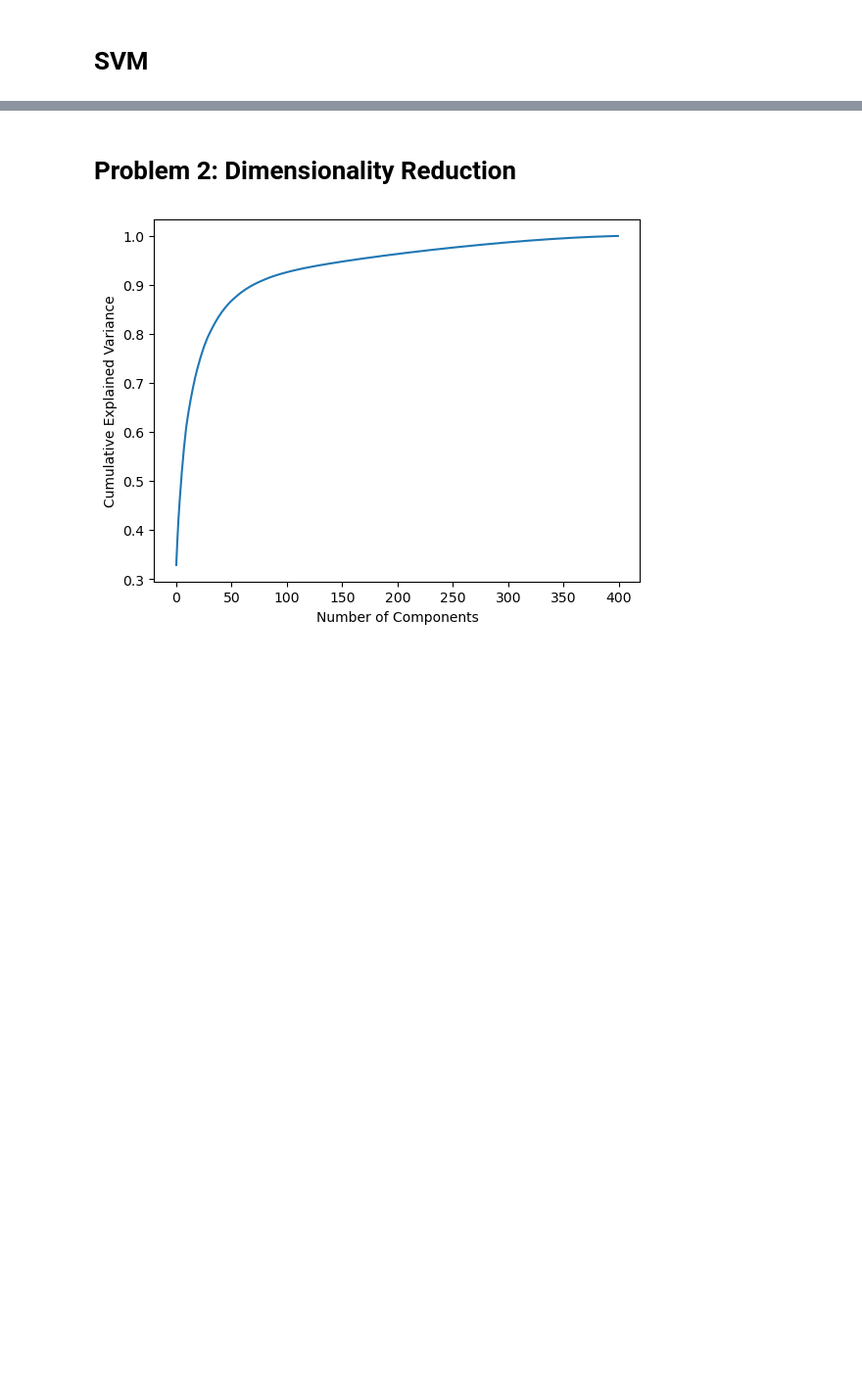
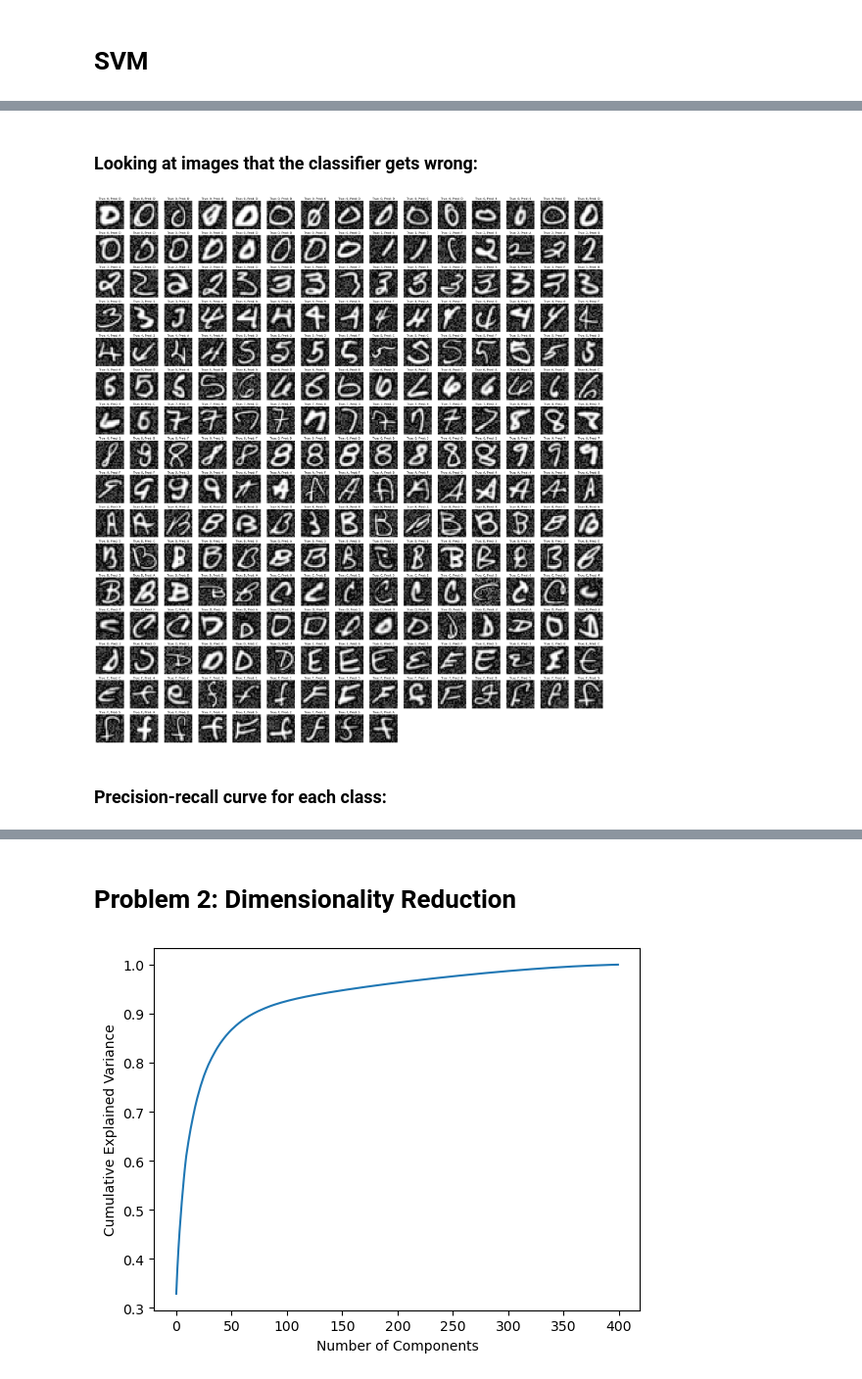
Before and after one commit to eliashovdenes/Machine-Learning-Handwritten-Character-Recognition, a Jupyter notebook: Oblig2.ipynb, the cells around one changed output, grey strips where cells are left out. Shown at 98% size. Drawn from its saved outputs; the diff is of its cells as text; code cells hidden in the pictures; blank space fills up the shorter version.

```diff
--- a/Oblig2.ipynb
+++ b/Oblig2.ipynb
@@ -188,0 +240,36 @@ weighted avg       0.92      0.92      0.92      2951
+# %% [markdown]
+### Looking at images that the classifier gets wrong:
+# %%
+# Get predictions from the best model
+y_pred = best_model.predict(X_test)
+
+# Find indices where the predictions and true labels don't match
+misclassified_indices = np.where(y_test != y_pred)[0]
+
+# Sort the misclassified indices by the true class
+misclassified_indices_sorted = misclassified_indices[np.argsort(y_test[misclassified_indices])]
+
+# Define the number of images per row
+images_per_row = 15
+
+# Calculate the total number of misclassified images
+total_misclassified = len(misclassified_indices_sorted)
+
+# Calculate the number of rows needed
+num_rows = (total_misclassified + images_per_row - 1) // images_per_row
+
+# Plot misclassified images, sorted by true class
+plt.figure(figsize=(images_per_row * 2, num_rows * 2))
+
+for i, index in enumerate(misclassified_indices_sorted):
+    plt.subplot(num_rows, images_per_row, i + 1)
+    plt.imshow(X_test[index].reshape(20, 20), cmap='gray')  # Assuming images are 20x20
+    plt.title(f"True: {class_names[y_test[index]]}, Pred: {class_names[y_pred[index]]}")
+    plt.axis('off')
+
+plt.tight_layout()
+plt.show()
+# %% [output]
+[figure, added]
+# %% [markdown]
+### Precision-recall curve for each class:
```
Also changed, not shown: parts of 35 cells of this notebook.
